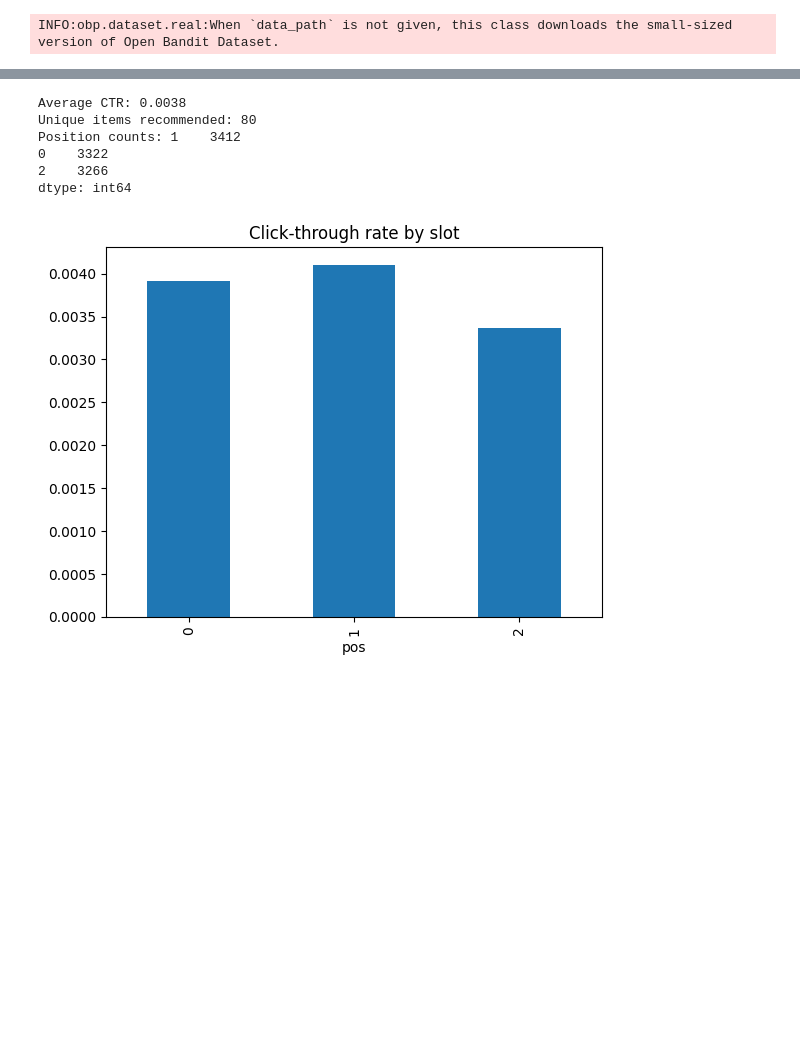
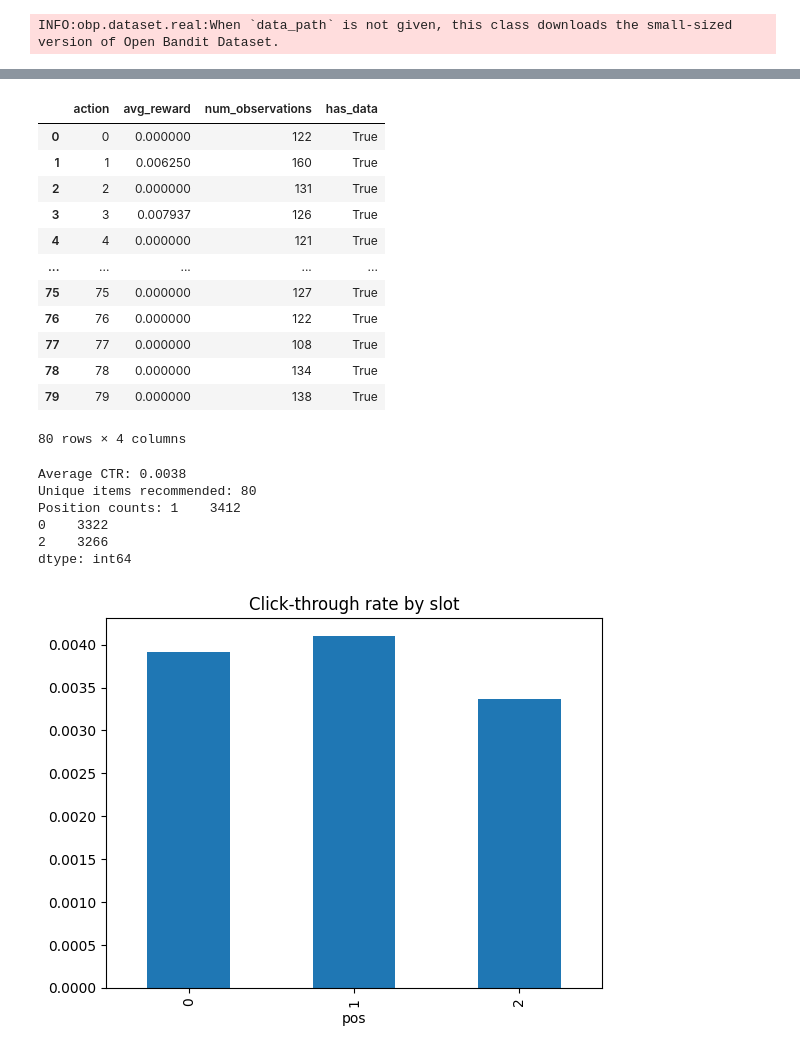
Before and after one commit to armandordorica/OBP_Replication, a Jupyter notebook: replication.ipynb, the cells around one changed output, grey strips where cells are left out. Saved outputs shown, nothing was run; the diff lists cells and outputs as text; code cells hidden in the pictures; blank space fills up the shorter version.

```diff
--- a/replication.ipynb
+++ b/replication.ipynb
@@ -48,0 +58,31 @@ df
+# %%
+# Calculate average reward per action, including all possible actions
+avg_reward_per_action = df.groupby(['action'])['reward'].agg(['mean', 'count']).reset_index()
+avg_reward_per_action.columns = ['action', 'avg_reward', 'num_observations']
+
+# Create a complete range of all possible actions (0 to max action)
+all_actions = pd.DataFrame({'action': range(ds.n_actions)})
+
+# Merge to include all actions, even those not in the data
+avg_reward_per_action_complete = all_actions.merge(avg_reward_per_action, on='action', how='left')
+
+# Mark actions with no data as NaN (not 0)
+avg_reward_per_action_complete['has_data'] = avg_reward_per_action_complete['num_observations'].notna()
+avg_reward_per_action_complete['avg_reward'] = avg_reward_per_action_complete['avg_reward'].fillna(0)
+avg_reward_per_action_complete['num_observations'] = avg_reward_per_action_complete['num_observations'].fillna(0).astype(int)
+
+avg_reward_per_action_complete
+# %% [output]
+|  | action | avg_reward | num_observations | has_data |
+| 0 | 0 | 0.000000 | 122 | True |
+| 1 | 1 | 0.006250 | 160 | True |
+| 2 | 2 | 0.000000 | 131 | True |
+| 3 | 3 | 0.007937 | 126 | True |
+| 4 | 4 | 0.000000 | 121 | True |
+| ... | ... | ... | ... | ... |
+| 75 | 75 | 0.000000 | 127 | True |
+| 76 | 76 | 0.000000 | 122 | True |
+| 77 | 77 | 0.000000 | 108 | True |
+| 78 | 78 | 0.000000 | 134 | True |
+| 79 | 79 | 0.000000 | 138 | True |
+80 rows × 4 columns
```
Also changed, not shown: parts of 5 cells of this notebook, 1 other file.
